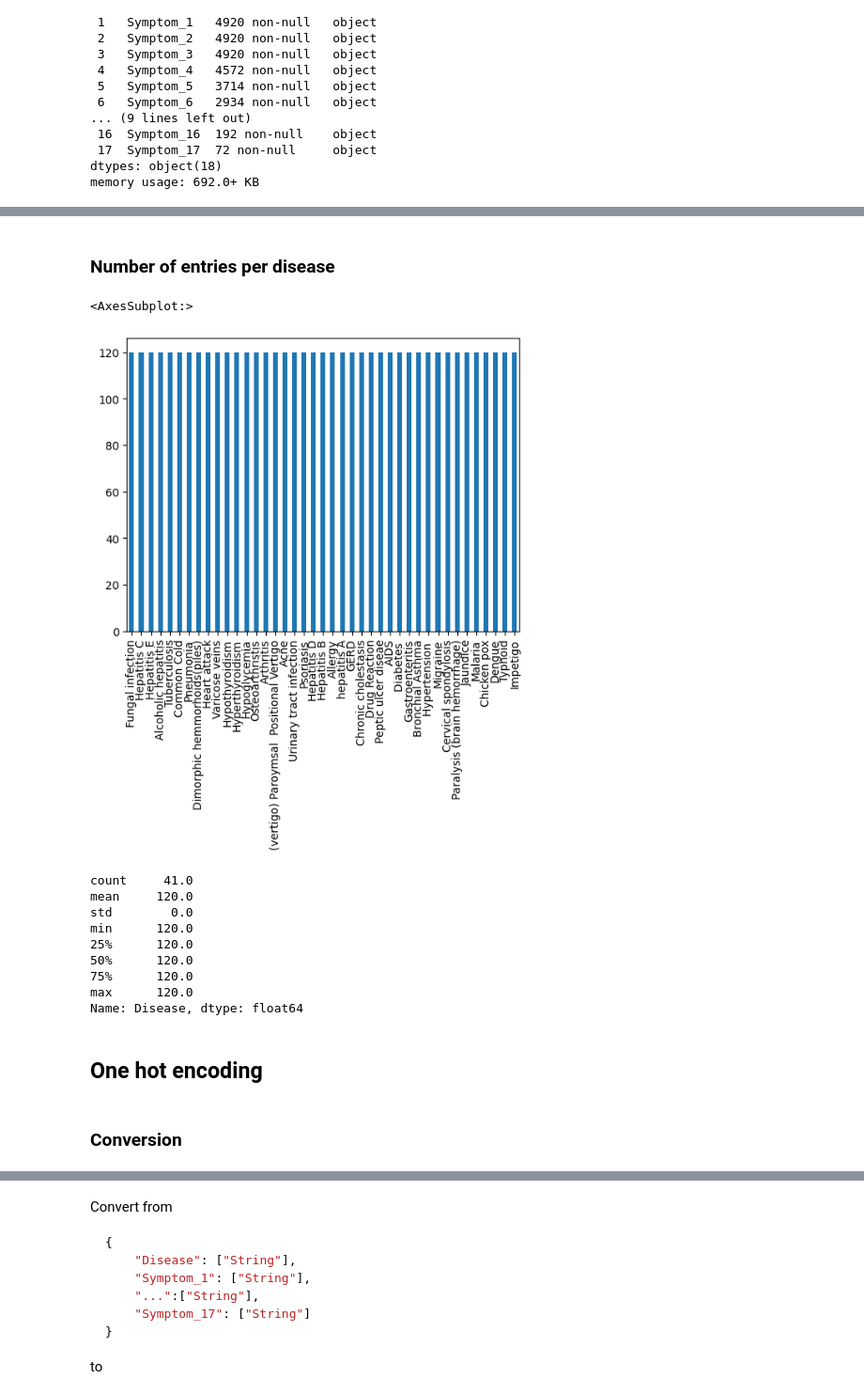
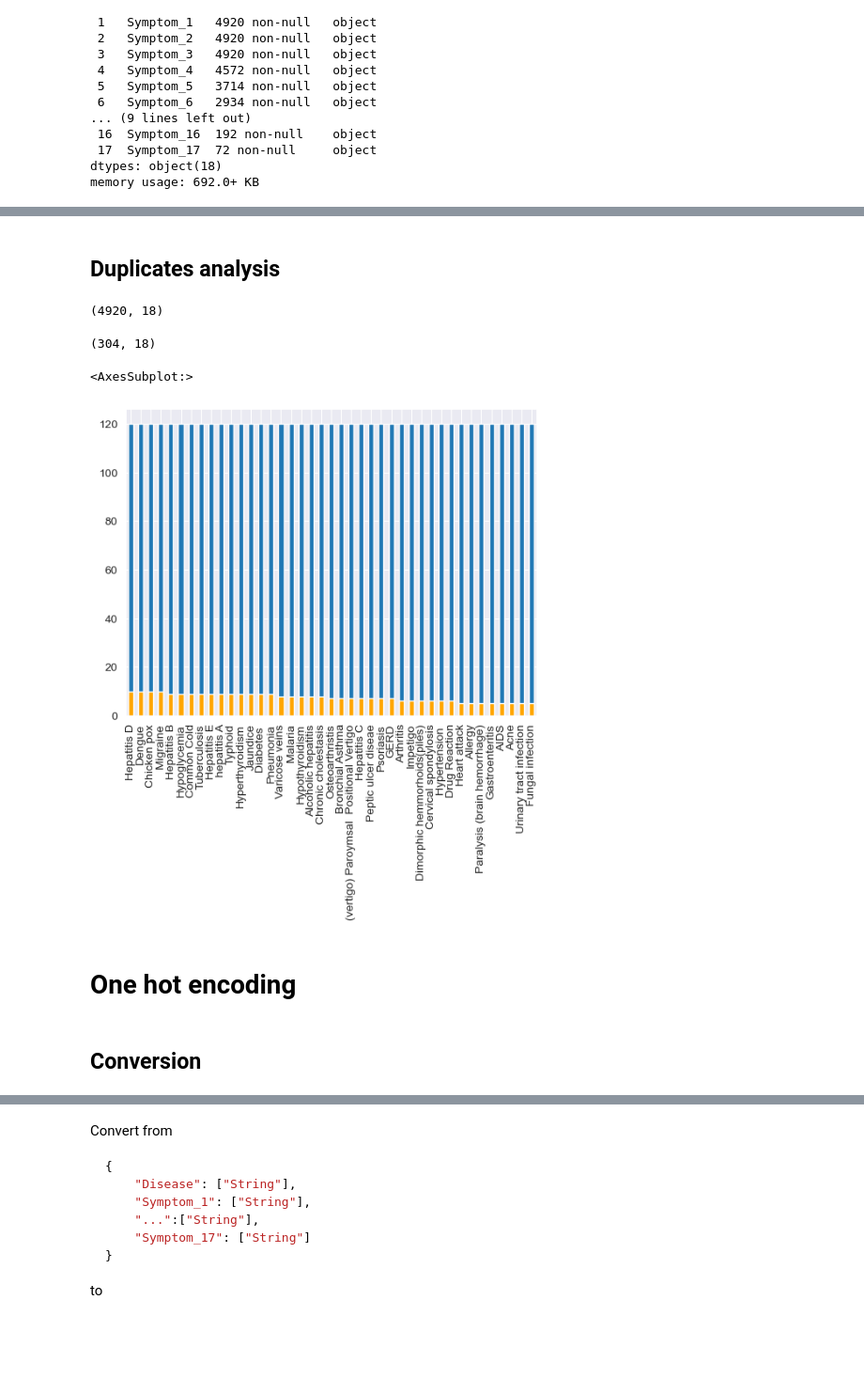
Before and after one commit to tom-bourjala/SDU-ML-DSP, a Jupyter notebook: main.ipynb, the cells around one changed output, grey strips where cells are left out. Shown: that part at 94% size. Drawn from its saved outputs; the diff is of its cells as text; code cells hidden in the pictures; blank space fills up the shorter version.

```diff
--- a/main.ipynb
+++ b/main.ipynb
@@ -94,25 +131,25 @@ dtype: int64
-# %% [markdown]
-### Number of entries per disease
+# %% [markdown]
+## Duplicates analysis
+# %%
+df.shape
+# %% [output]
+(4920, 18)
+# %%
+df_without_duplicates = df.drop_duplicates()
+df_without_duplicates.shape
+# %% [output]
+(304, 18)
 # %%
 number_of_entries_per_disease = df['Disease'].value_counts()
+number_of_entries_per_disease_without_duplicates = df_without_duplicates['Disease'].value_counts()
+
 number_of_entries_per_disease.plot.bar()
+number_of_entries_per_disease_without_duplicates.plot.bar(color='orange')
 # %% [output]
 <AxesSubplot:>
-[figure, old version]
+[figure, new version]
-# %%
-number_of_entries_per_disease.describe()
-# %% [output]
-count     41.0
-mean     120.0
-std        0.0
-min      120.0
-25%      120.0
-50%      120.0
-75%      120.0
-max      120.0
-Name: Disease, dtype: float64
 # %% [markdown]
-## One hot encoding
+# One hot encoding
 # %% [markdown]
-### Conversion
+## Conversion
 # %% [markdown]
```
Also changed, not shown: parts of 42 cells of this notebook.
